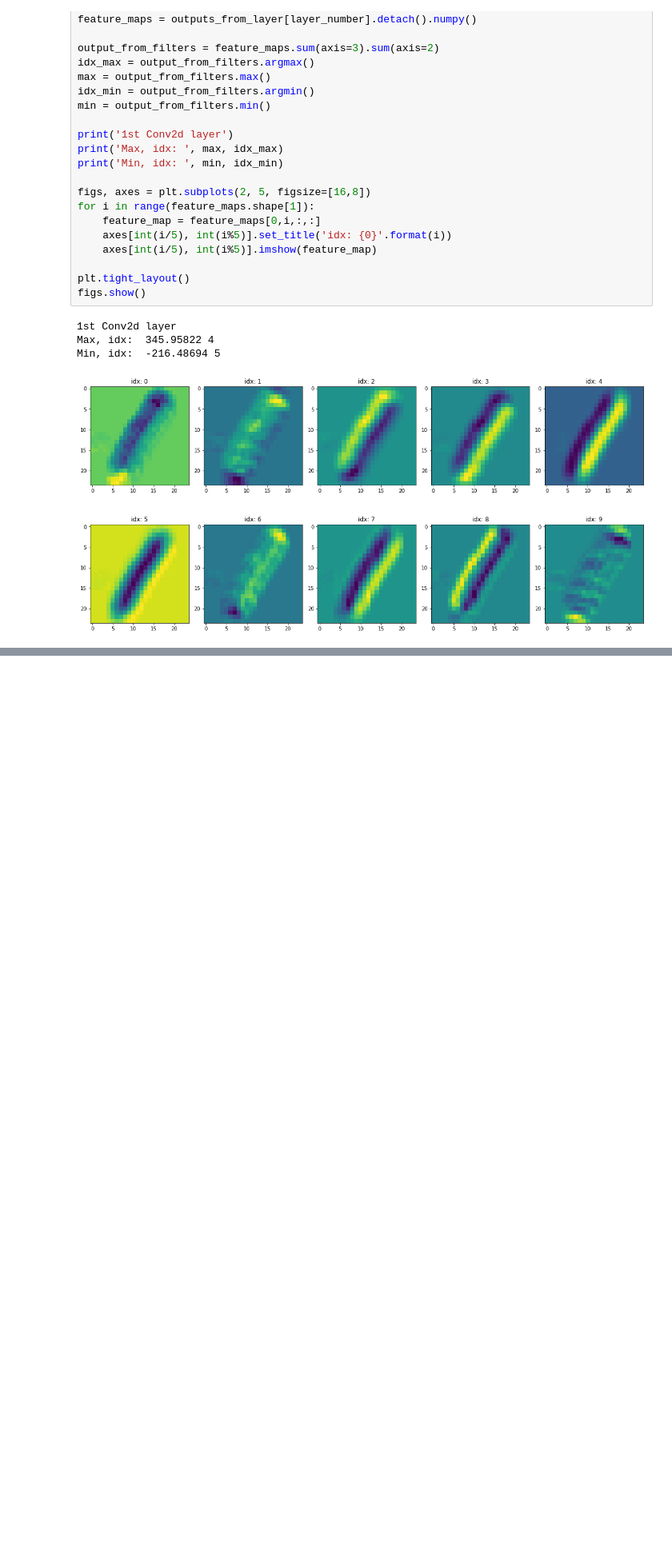
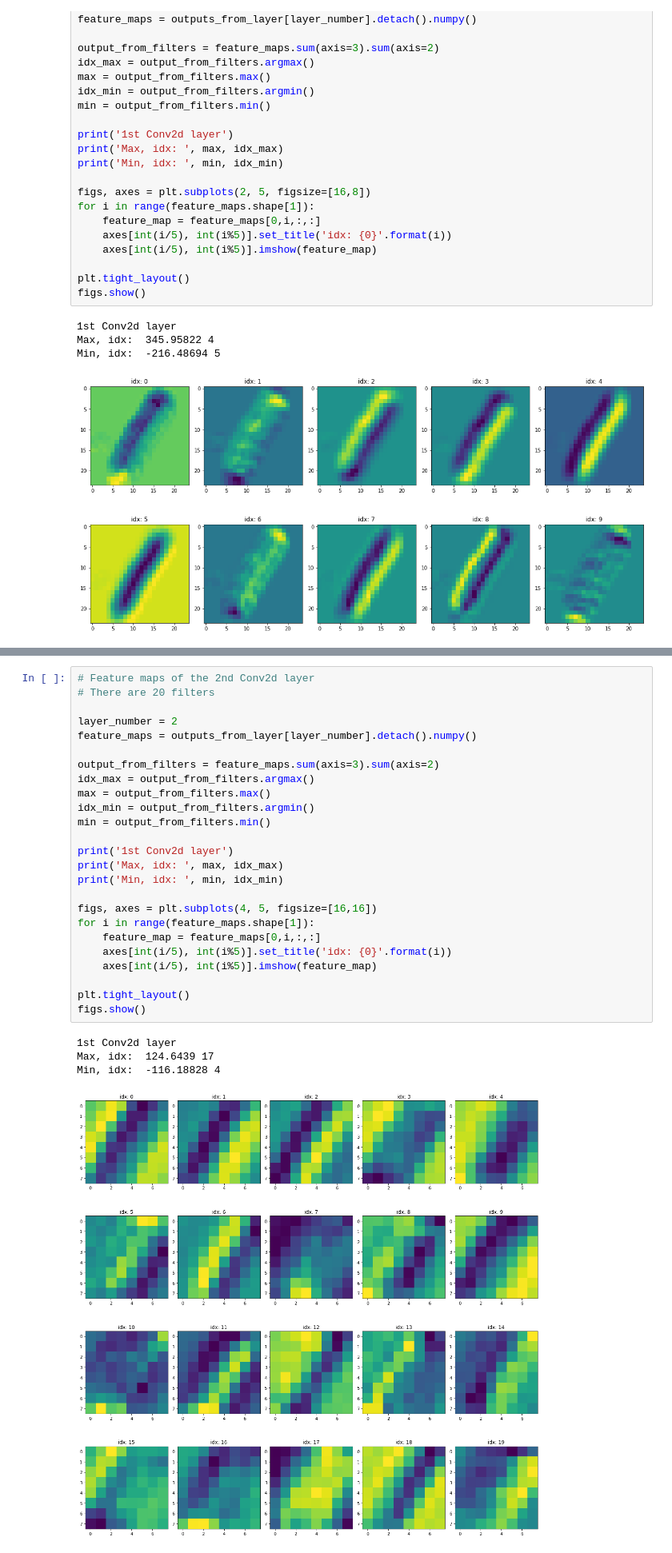
Before and after one commit to antoninvacheret/MRES-Section-4, a Jupyter notebook: Session_S4_1_part2.ipynb, the cells around one changed output, grey strips where cells are left out. Shown at 80% size. Saved outputs shown, nothing was run; the diff lists cells and outputs as text; blank space fills up the shorter version.

```diff
--- a/Session_S4_1_part2.ipynb
+++ b/Session_S4_1_part2.ipynb
@@ -415,2 +445,32 @@ Min, idx:  -216.48694 5
+# %%
+# Feature maps of the 2nd Conv2d layer
+# There are 20 filters
+
+layer_number = 2
+feature_maps = outputs_from_layer[layer_number].detach().numpy()
+
+output_from_filters = feature_maps.sum(axis=3).sum(axis=2)
+idx_max = output_from_filters.argmax()
+max = output_from_filters.max()
+idx_min = output_from_filters.argmin()
+min = output_from_filters.min()
+
+print('1st Conv2d layer')
+print('Max, idx: ', max, idx_max)
+print('Min, idx: ', min, idx_min)
+
+figs, axes = plt.subplots(4, 5, figsize=[16,16])
+for i in range(feature_maps.shape[1]):
+    feature_map = feature_maps[0,i,:,:]
+    axes[int(i/5), int(i%5)].set_title('idx: {0}'.format(i))
+    axes[int(i/5), int(i%5)].imshow(feature_map)
+
+plt.tight_layout()
+figs.show()
+# %% [output]
+1st Conv2d layer
+Max, idx:  124.6439 17
+Min, idx:  -116.18828 4
+[figure, added]
 # %%
 # Feature maps of the last maxpooling layer
```
Also changed, not shown: parts of 2 cells of this notebook.
